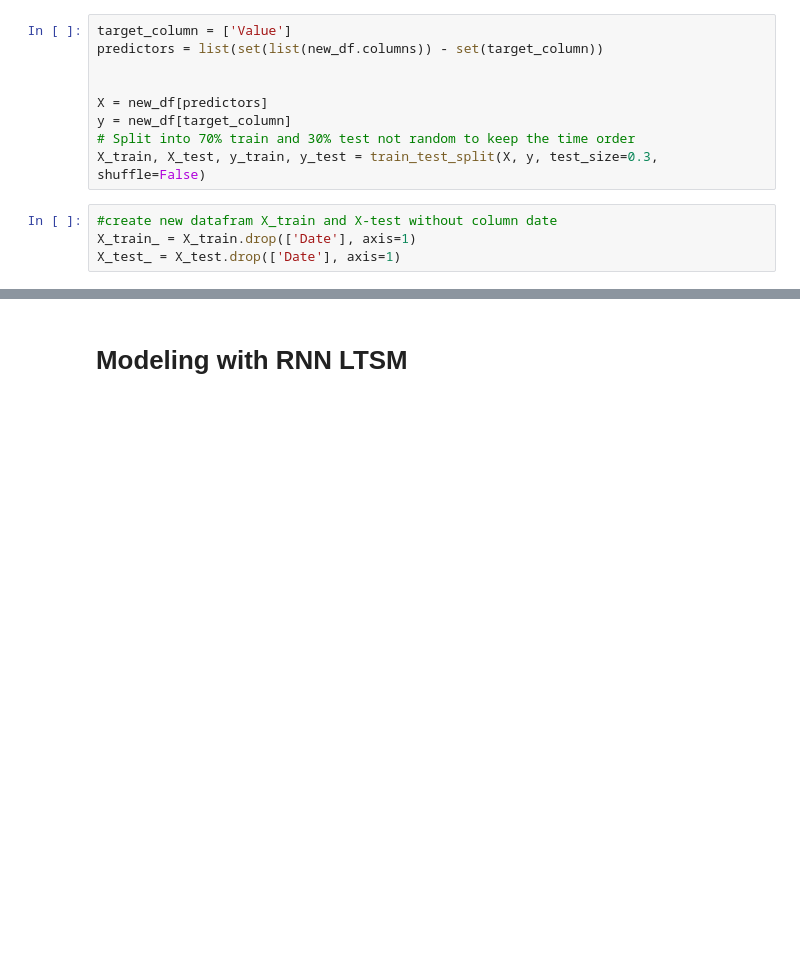
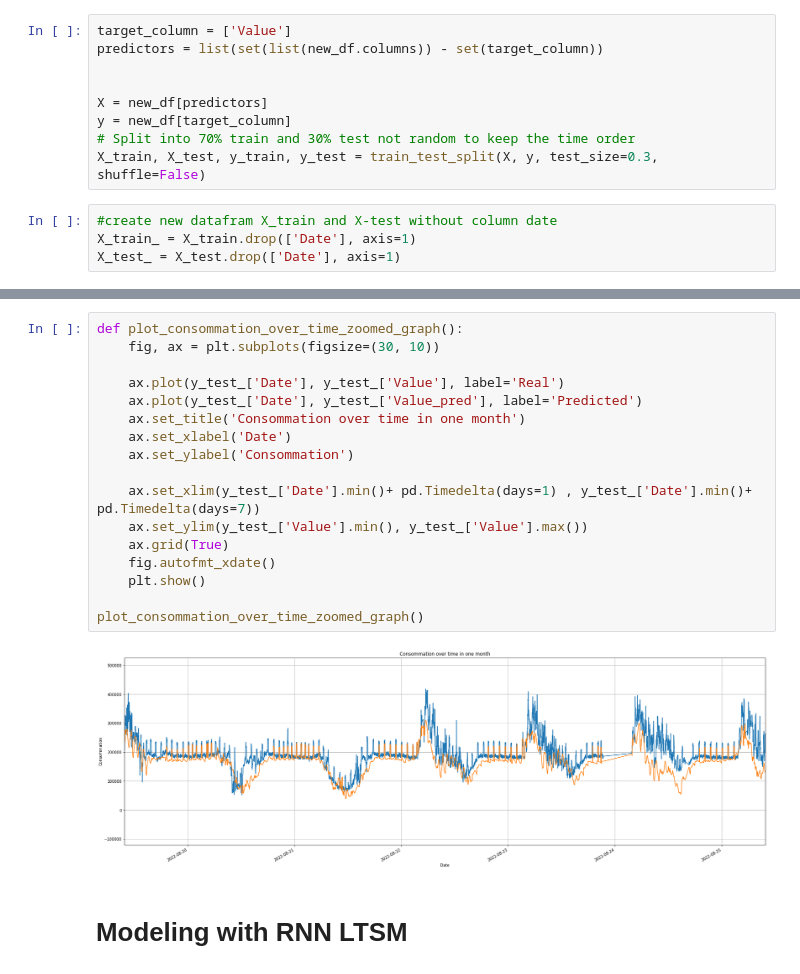
Before and after one commit to cojre/ml-project-2-stockdataholm, a Jupyter notebook: main_RNN.ipynb, the cells around one changed output, grey strips where cells are left out. Drawn from its saved outputs; the diff is of its cells as text; blank space fills up the shorter version.

```diff
--- a/main_RNN.ipynb
+++ b/main_RNN.ipynb
@@ -762,3 +823,22 @@ X_train_.head()
+# %%
+def plot_consommation_over_time_zoomed_graph():
+    fig, ax = plt.subplots(figsize=(30, 10))
+
+    ax.plot(y_test_['Date'], y_test_['Value'], label='Real')
+    ax.plot(y_test_['Date'], y_test_['Value_pred'], label='Predicted')
+    ax.set_title('Consommation over time in one month')
+    ax.set_xlabel('Date')
+    ax.set_ylabel('Consommation')
+
+    ax.set_xlim(y_test_['Date'].min()+ pd.Timedelta(days=1) , y_test_['Date'].min()+ pd.Timedelta(days=7))
+    ax.set_ylim(y_test_['Value'].min(), y_test_['Value'].max())
+    ax.grid(True)
+    fig.autofmt_xdate()
+    plt.show()
+
+plot_consommation_over_time_zoomed_graph()
+# %% [output]
+[figure, added]
 # %% [markdown]
 # Modeling with RNN LTSM
 # %%
```
Also changed, not shown: parts of 8 cells of this notebook.
